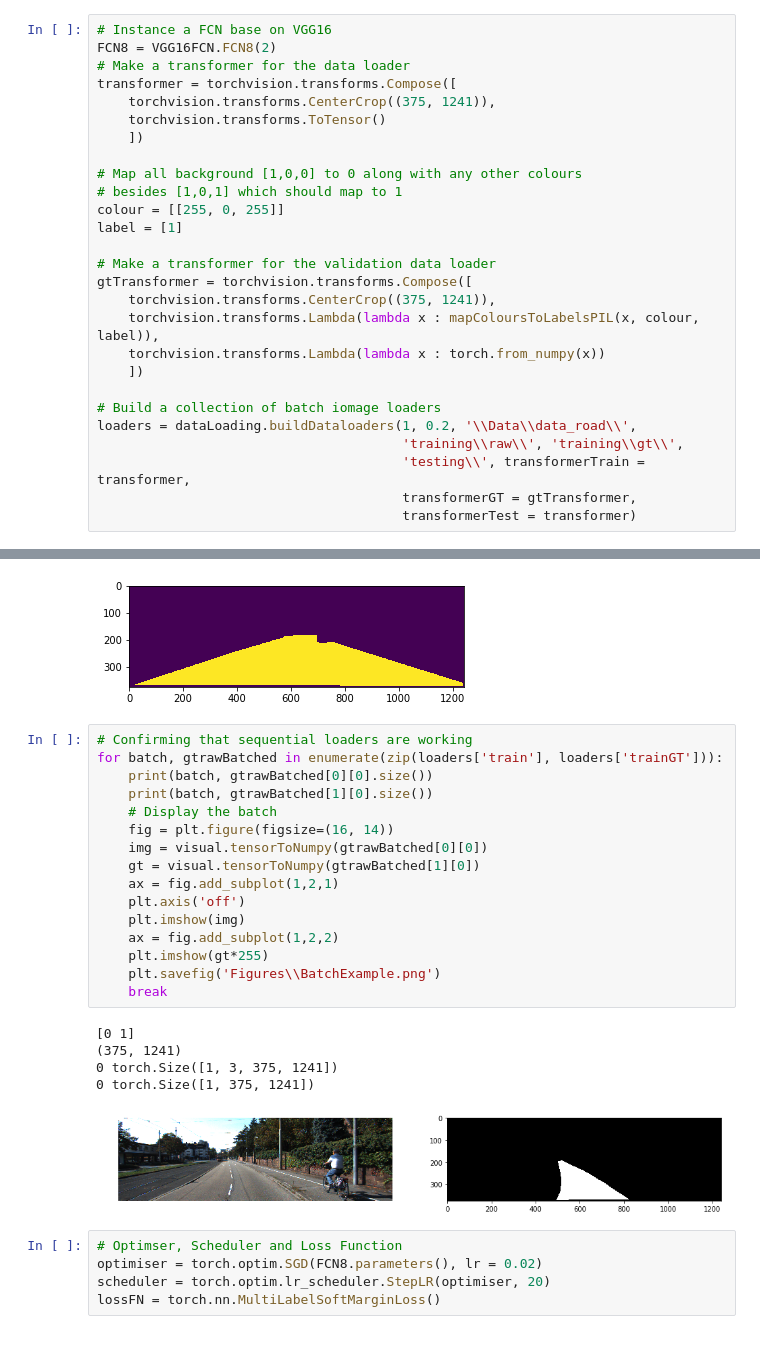
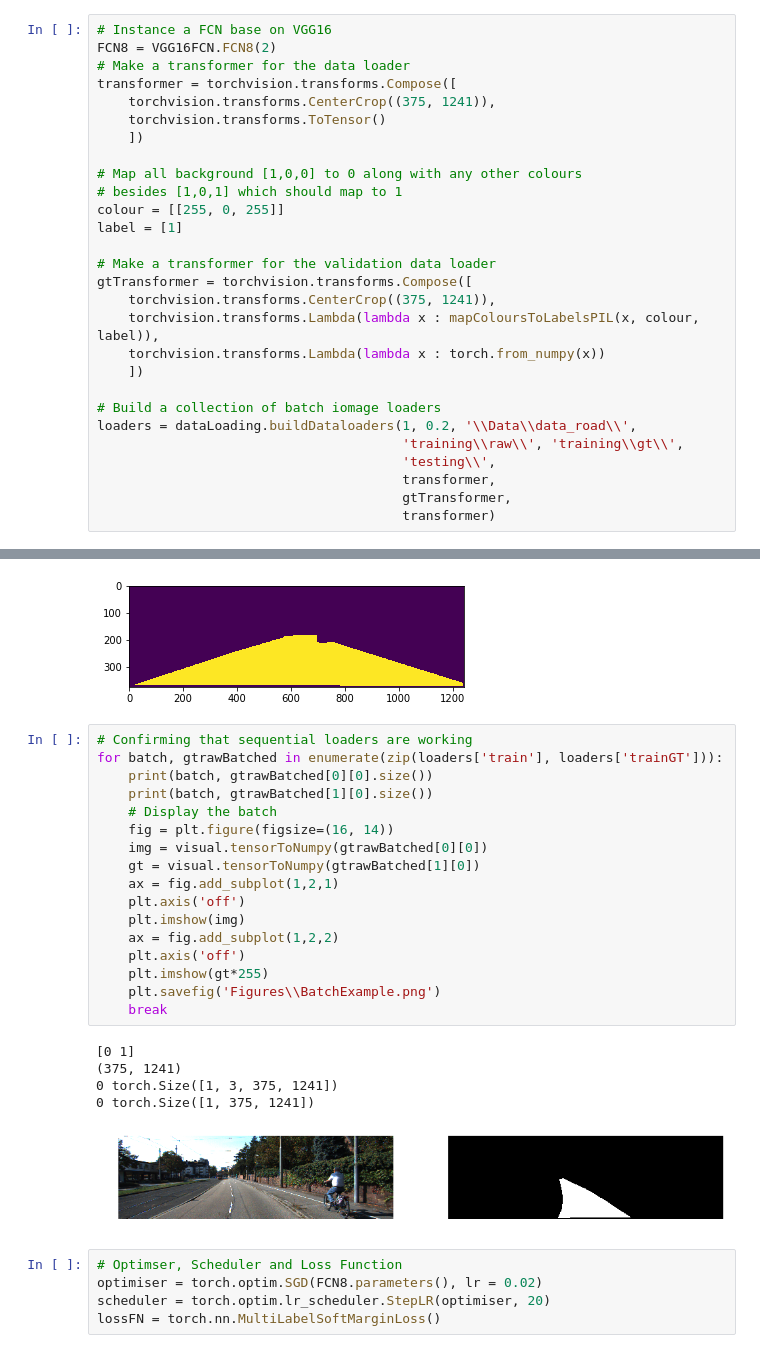
Before and after one commit to XDynames/FCN-Implementation, a Jupyter notebook: FCN - VGG16.ipynb, the cells around one changed output, grey strips where cells are left out. Drawn from its saved outputs; the diff is of its cells as text.

```diff
--- a/FCN - VGG16.ipynb
+++ b/FCN - VGG16.ipynb
@@ -78,9 +80,10 @@ gtTransformer = torchvision.transforms.Compose([
 # Build a collection of batch iomage loaders
 loaders = dataLoading.buildDataloaders(1, 0.2, '\\Data\\data_road\\',
                                        'training\\raw\\', 'training\\gt\\',
-                                       'testing\\', transformerTrain = transformer,
-                                       transformerGT = gtTransformer,
-                                       transformerTest = transformer)
+                                       'testing\\',
+                                       transformer,
+                                       gtTransformer,
+                                       transformer)
 # %%
 # Get current working directory
 path =  os.getcwd() + "\Data\data_road"
@@ -120,25 +123,26 @@ plt.imshow(masked)
 # %%
 # Confirming that sequential loaders are working
 for batch, gtrawBatched in enumerate(zip(loaders['train'], loaders['trainGT'])):
     print(batch, gtrawBatched[0][0].size())
     print(batch, gtrawBatched[1][0].size())
     # Display the batch
     fig = plt.figure(figsize=(16, 14))
     img = visual.tensorToNumpy(gtrawBatched[0][0])
     gt = visual.tensorToNumpy(gtrawBatched[1][0])
     ax = fig.add_subplot(1,2,1)
     plt.axis('off')
     plt.imshow(img)
     ax = fig.add_subplot(1,2,2)
+    plt.axis('off')
     plt.imshow(gt*255)
     plt.savefig('Figures\\BatchExample.png')
     break
 # %% [output]
 [0 1]
 (375, 1241)
 0 torch.Size([1, 3, 375, 1241])
 0 torch.Size([1, 375, 1241])
-[figure, old version]
+[figure, new version]
 # %%
 # Optimser, Scheduler and Loss Function
 optimiser = torch.optim.SGD(FCN8.parameters(), lr = 0.02)
```
Also changed, not shown: parts of 1 cell of this notebook, 1 other file.
